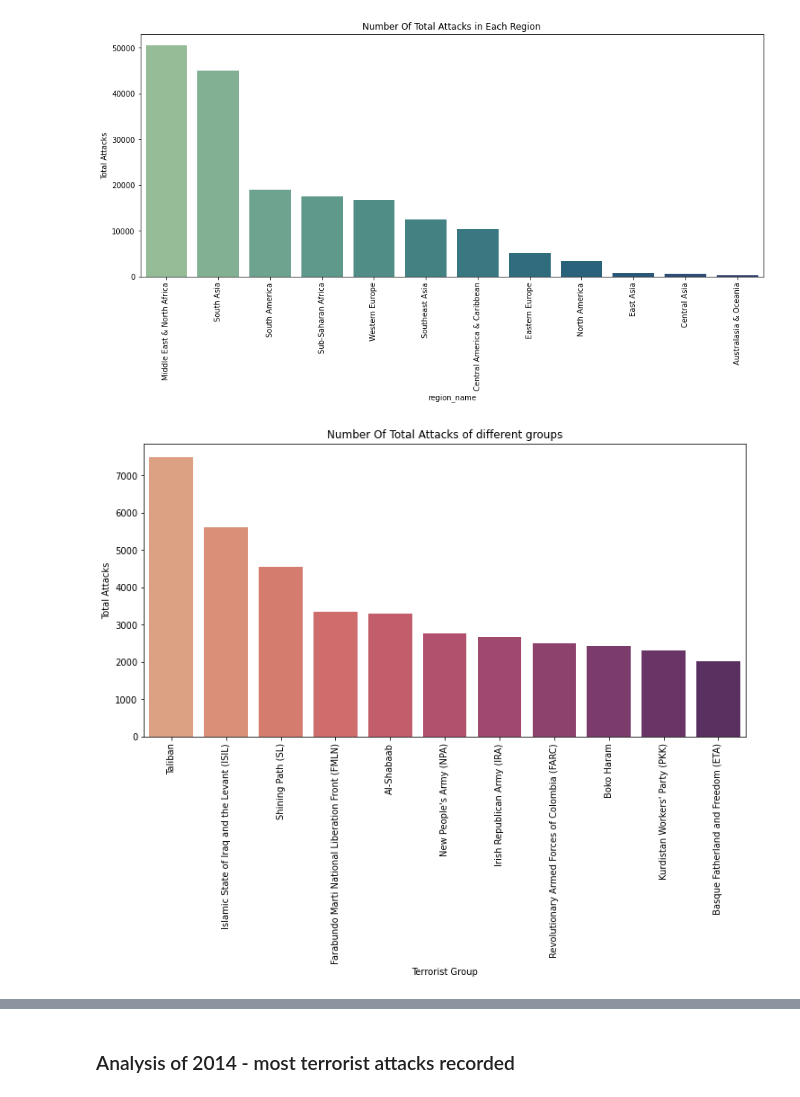
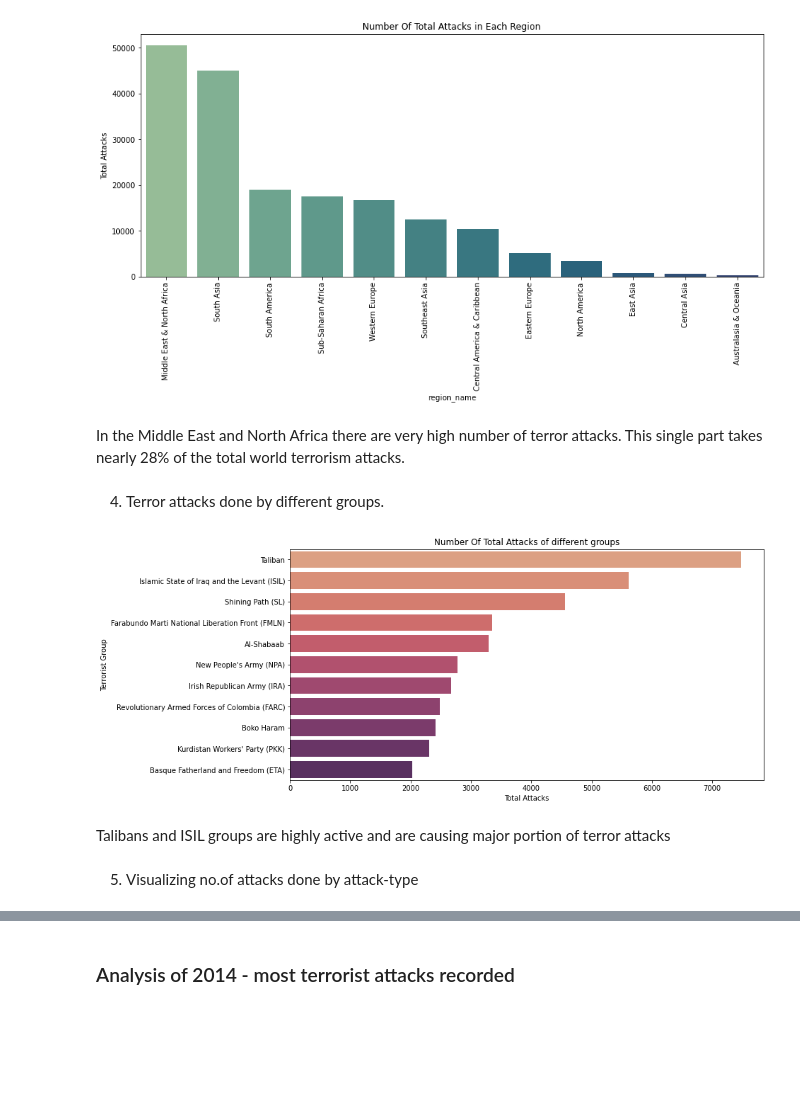
Before and after one commit to keerthana-narra/global-terrorism, a Jupyter notebook: N_Sai_Keerthana_Reddy_Global_Terrorism_Analysis_Capstone_Project.ipynb, the cells around one changed output, grey strips where cells are left out. Drawn from its saved outputs; the diff is of its cells as text; code cells hidden in the pictures; blank space fills up the shorter version.

```diff
--- a/N_Sai_Keerthana_Reddy_Global_Terrorism_Analysis_Capstone_Project.ipynb
+++ b/N_Sai_Keerthana_Reddy_Global_Terrorism_Analysis_Capstone_Project.ipynb
@@ -121,22 +159,30 @@ plt.title('Number Of Total Attacks in Each Region')
 plt.show()
 # %% [output]
 [figure]
+# %% [markdown]
+In the Middle East and North Africa there are very high number of terror attacks. This single part takes nearly 28% of the total world terrorism attacks.
+# %% [markdown]
+4) Terror attacks done by different groups.
 # %%
 # taking a subset of attacks based on terrorist groups
 group_attacks = global_terrorism.group.value_counts().to_frame().drop('Unknown').reset_index()[:11]
 group_attacks.columns = ['Terrorist Group', 'Total Attacks']
 
 # plotting bar graph
 plt.subplots(figsize=(12,6))
-sns.barplot(x=group_attacks['Terrorist Group'], y=group_attacks['Total Attacks'], palette='flare')
+sns.barplot(y=group_attacks['Terrorist Group'], x=group_attacks['Total Attacks'], palette='flare')
 
-plt.xticks(rotation=90)
+#plt.xticks(rotation=90)
 plt.title('Number Of Total Attacks of different groups')
 plt.show()
 
 # Note : There are some unknown group attacks.
 # %% [output]
-[figure, old version]
+[figure, new version]
+# %% [markdown]
+Talibans and ISIL groups are highly active and are causing major portion of terror attacks
+# %% [markdown]
+5) Visualizing no.of attacks done by attack-type
 # %%
 # Visualizing no.of attacks done by attack-type
 attack_type = global_terrorism.attacktype.value_counts().to_frame().reset_index()
```
Also changed, not shown: parts of 29 cells of this notebook.
